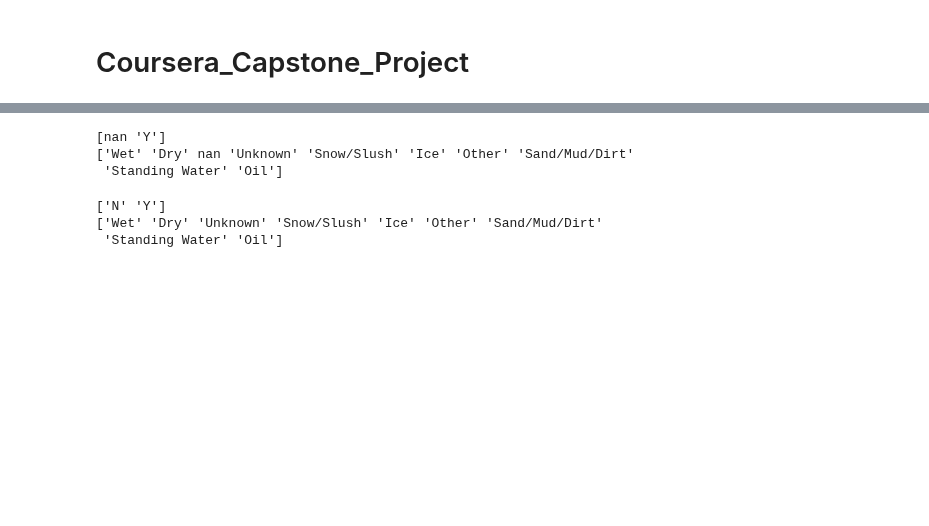
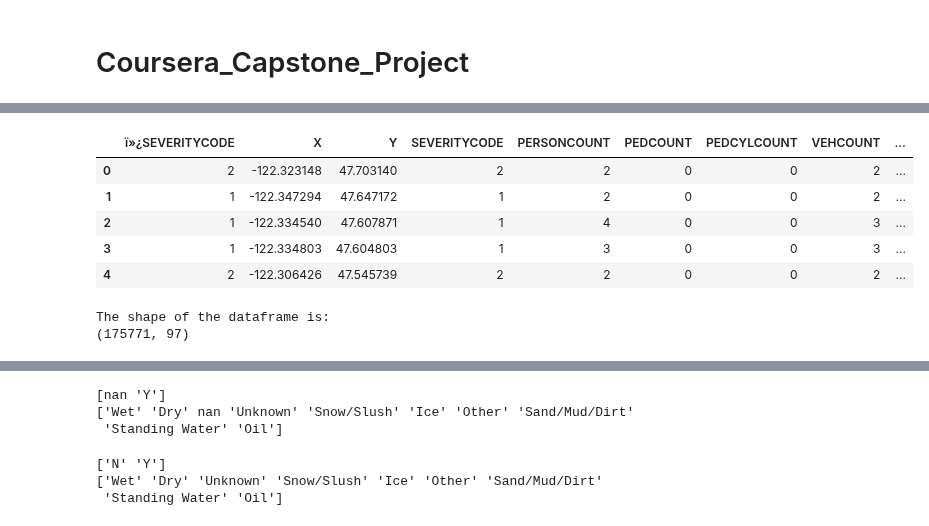
Before and after one commit to roysantu2002/Coursera_Capstone, a Jupyter notebook: Coursera_Capstone.ipynb, the cells around one changed output, grey strips where cells are left out. Cells and saved outputs as stored; diff of their text form; code cells hidden in the pictures; blank space fills up the shorter version.

```diff
--- a/Coursera_Capstone.ipynb
+++ b/Coursera_Capstone.ipynb
@@ -362,0 +329,25 @@ plt.show
+# %%
+##Missing geographical data
+#Find null values and replace these with NaN
+#Find NaNs and set these to spaces.
+print("There are "+str(data_df_01["X"].isnull().sum())+" null location values. Will try to get X, Y data for these based on the locations of other accidents that share the same INTKEY.")
+
+#Go through the accidents with no X,Y data and see if we can match them to others
+#that share the same INTKEY
+data_df_01["NOT_HAS_COORDS"] = data_df_01["X"].isnull()
+count = 0
+for i in range(0,len(data_df_01["X"])):
+    if data_df_01["NOT_HAS_COORDS"][i] == True:
+        if data_df_01["INTKEY"][i] > 0:
+            #Find other accidents which share the same INTKEY
+            matched_intersections = data_df_01.loc[data_df_01["INTKEY"] == data_df_01["INTKEY"][i]]
+            #Do any of these have the required X,Y data?
+            with_geodata = matched_intersections["X"].count()
+            if with_geodata > 0:
+                matched_intersections.head()
+                count += 1
+
+if "NOT_HAS_COORDS" in data_df_01:
+    del data_df_01["NOT_HAS_COORDS"]
+
+print("Added locations for "+str(count)+" accidents based on shared INTKEYS.")
@@ -362,0 +356,28 @@ plt.show
+# %%
+#Keep the full dataframe, but create a copy which drops columns which will not be used for modelling
+data = data_df_01.copy()
+if 'INCKEY' in data_df_01:
+    del data["INCKEY"]
+    del data["INTKEY"]
+    del data["ADDRTYPE"]
+    del data["LOCATION"]
+    del data["SEVERITYDESC"]
+    del data["COLLISIONTYPE"]
+    del data["INCDTTM"]
+    del data["JUNCTIONTYPE"]
+    del data["SDOT_COLDESC"]
+# %%
+data.head(5)
+# %% [output]
+|  | ï»¿SEVERITYCODE | X | Y | SEVERITYCODE | PERSONCOUNT | PEDCOUNT | PEDCYLCOUNT | VEHCOUNT | ... |
+| 0 | 2 | -122.323148 | 47.703140 | 2 | 2 | 0 | 0 | 2 | ... |
+| 1 | 1 | -122.347294 | 47.647172 | 1 | 2 | 0 | 0 | 2 | ... |
+| 2 | 1 | -122.334540 | 47.607871 | 1 | 4 | 0 | 0 | 3 | ... |
+| 3 | 1 | -122.334803 | 47.604803 | 1 | 3 | 0 | 0 | 3 | ... |
+| 4 | 2 | -122.306426 | 47.545739 | 2 | 2 | 0 | 0 | 2 | ... |
+# %%
+print("The shape of the dataframe is:")
+print(data.shape)
+# %% [output]
+The shape of the dataframe is:
+(175771, 97)
```
Also changed, not shown: parts of 46 cells of this notebook, 2 other files.
